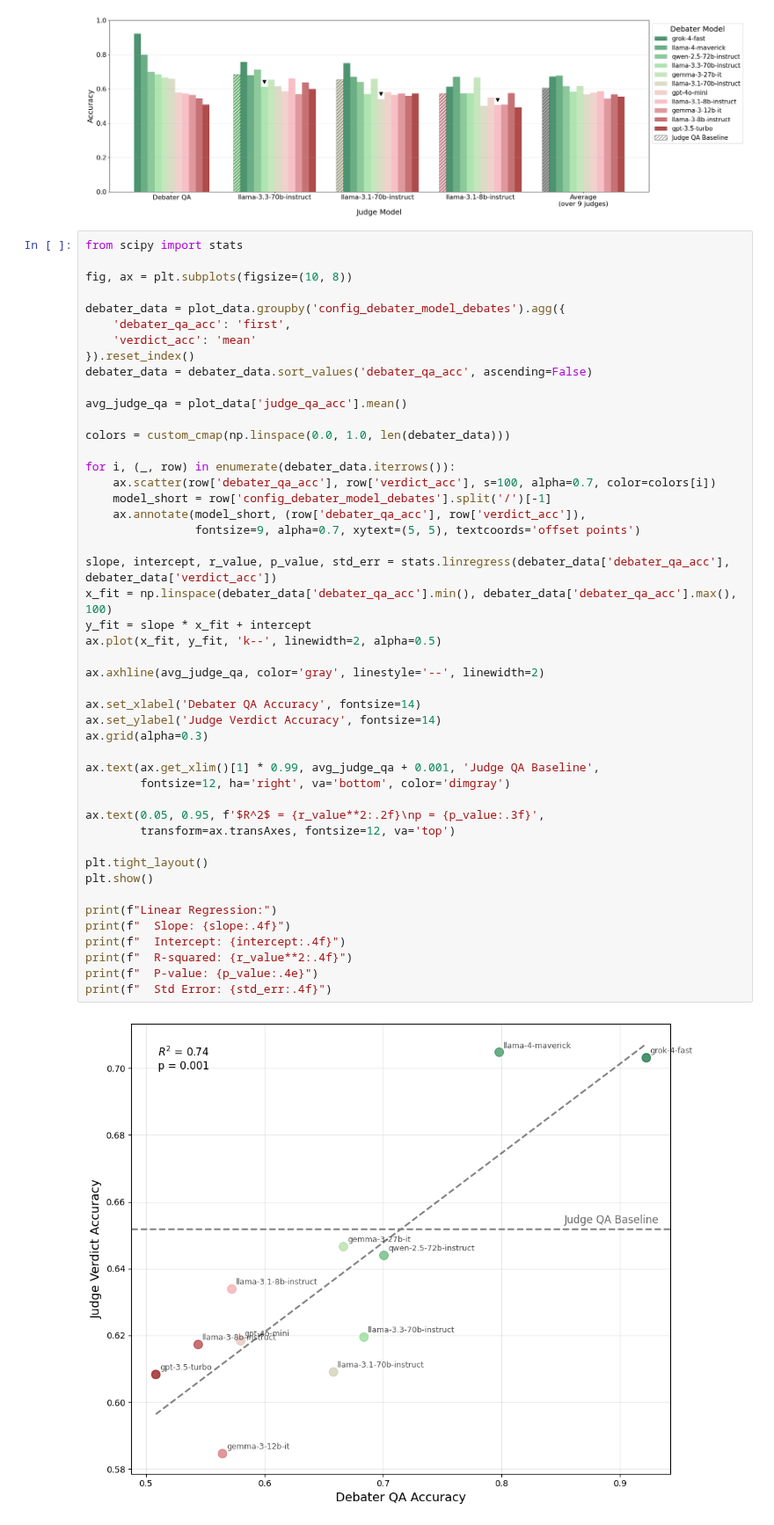
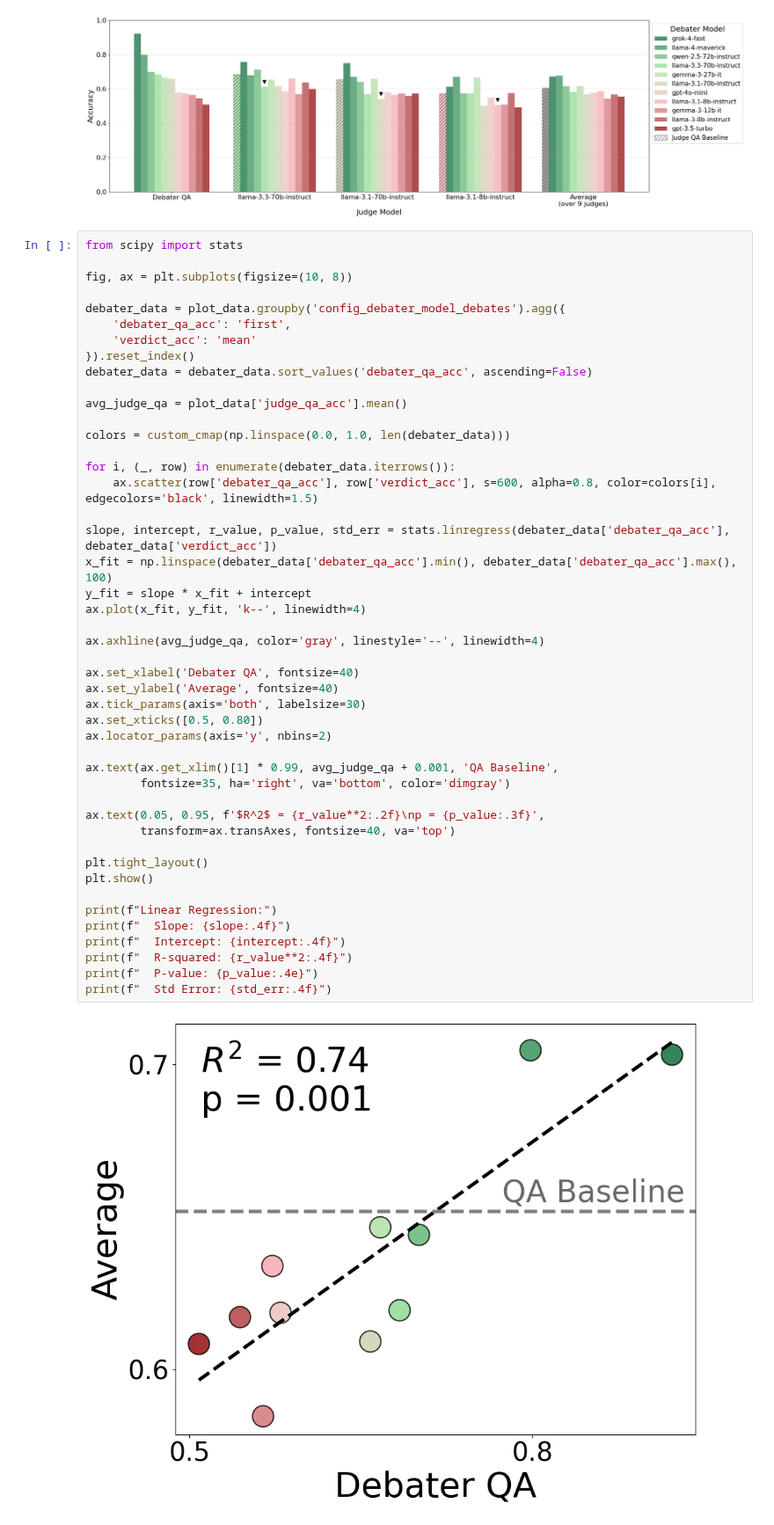
Before and after one commit to joshlevy89/llm_judge_debate_NEW, a Jupyter notebook: analysis/poster.ipynb, the cells around one changed output. Shown at 88% size. Cells and saved outputs as stored; diff of their text form.

Commit message:
nice plots

```diff
--- a/analysis/poster.ipynb
+++ b/analysis/poster.ipynb
@@ -552,46 +552,45 @@ debater_data = plot_data.groupby('config_debater_model_debates').agg({
     'debater_qa_acc': 'first',
     'verdict_acc': 'mean'
 }).reset_index()
 debater_data = debater_data.sort_values('debater_qa_acc', ascending=False)
 
 avg_judge_qa = plot_data['judge_qa_acc'].mean()
 
 colors = custom_cmap(np.linspace(0.0, 1.0, len(debater_data)))
 
 for i, (_, row) in enumerate(debater_data.iterrows()):
-    ax.scatter(row['debater_qa_acc'], row['verdict_acc'], s=100, alpha=0.7, color=colors[i])
-    model_short = row['config_debater_model_debates'].split('/')[-1]
-    ax.annotate(model_short, (row['debater_qa_acc'], row['verdict_acc']),
-                fontsize=9, alpha=0.7, xytext=(5, 5), textcoords='offset points')
+    ax.scatter(row['debater_qa_acc'], row['verdict_acc'], s=600, alpha=0.8, color=colors[i], edgecolors='black', linewidth=1.5)
 
 slope, intercept, r_value, p_value, std_err = stats.linregress(debater_data['debater_qa_acc'], debater_data['verdict_acc'])
 x_fit = np.linspace(debater_data['debater_qa_acc'].min(), debater_data['debater_qa_acc'].max(), 100)
 y_fit = slope * x_fit + intercept
-ax.plot(x_fit, y_fit, 'k--', linewidth=2, alpha=0.5)
+ax.plot(x_fit, y_fit, 'k--', linewidth=4)
 
-ax.axhline(avg_judge_qa, color='gray', linestyle='--', linewidth=2)
+ax.axhline(avg_judge_qa, color='gray', linestyle='--', linewidth=4)
 
-ax.set_xlabel('Debater QA Accuracy', fontsize=14)
-ax.set_ylabel('Judge Verdict Accuracy', fontsize=14)
-ax.grid(alpha=0.3)
+ax.set_xlabel('Debater QA', fontsize=40)
+ax.set_ylabel('Average', fontsize=40)
+ax.tick_params(axis='both', labelsize=30)
+ax.set_xticks([0.5, 0.80])
+ax.locator_params(axis='y', nbins=2)
 
-ax.text(ax.get_xlim()[1] * 0.99, avg_judge_qa + 0.001, 'Judge QA Baseline',
-        fontsize=12, ha='right', va='bottom', color='dimgray')
+ax.text(ax.get_xlim()[1] * 0.99, avg_judge_qa + 0.001, 'QA Baseline',
+        fontsize=35, ha='right', va='bottom', color='dimgray')
 
 ax.text(0.05, 0.95, f'$R^2$ = {r_value**2:.2f}\np = {p_value:.3f}',
-        transform=ax.transAxes, fontsize=12, va='top')
+        transform=ax.transAxes, fontsize=40, va='top')
 
 plt.tight_layout()
 plt.show()
 
 print(f"Linear Regression:")
 print(f"  Slope: {slope:.4f}")
 print(f"  Intercept: {intercept:.4f}")
 print(f"  R-squared: {r_value**2:.4f}")
 print(f"  P-value: {p_value:.4e}")
 print(f"  Std Error: {std_err:.4f}")
 # %% [output]
-[figure, old version]
+[figure, new version]
 Linear Regression:
   Slope: 0.2678
   Intercept: 0.4603
```
